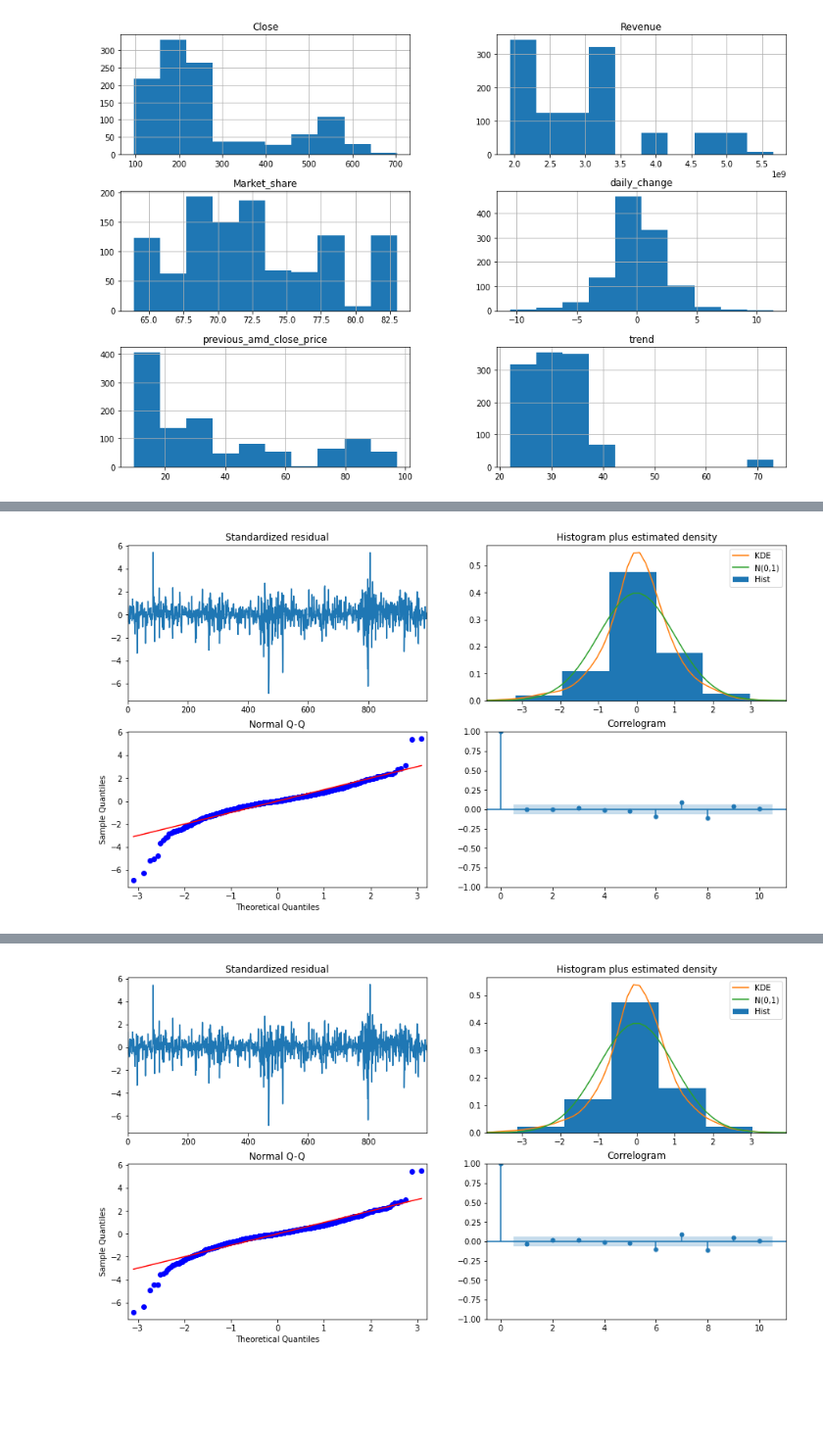
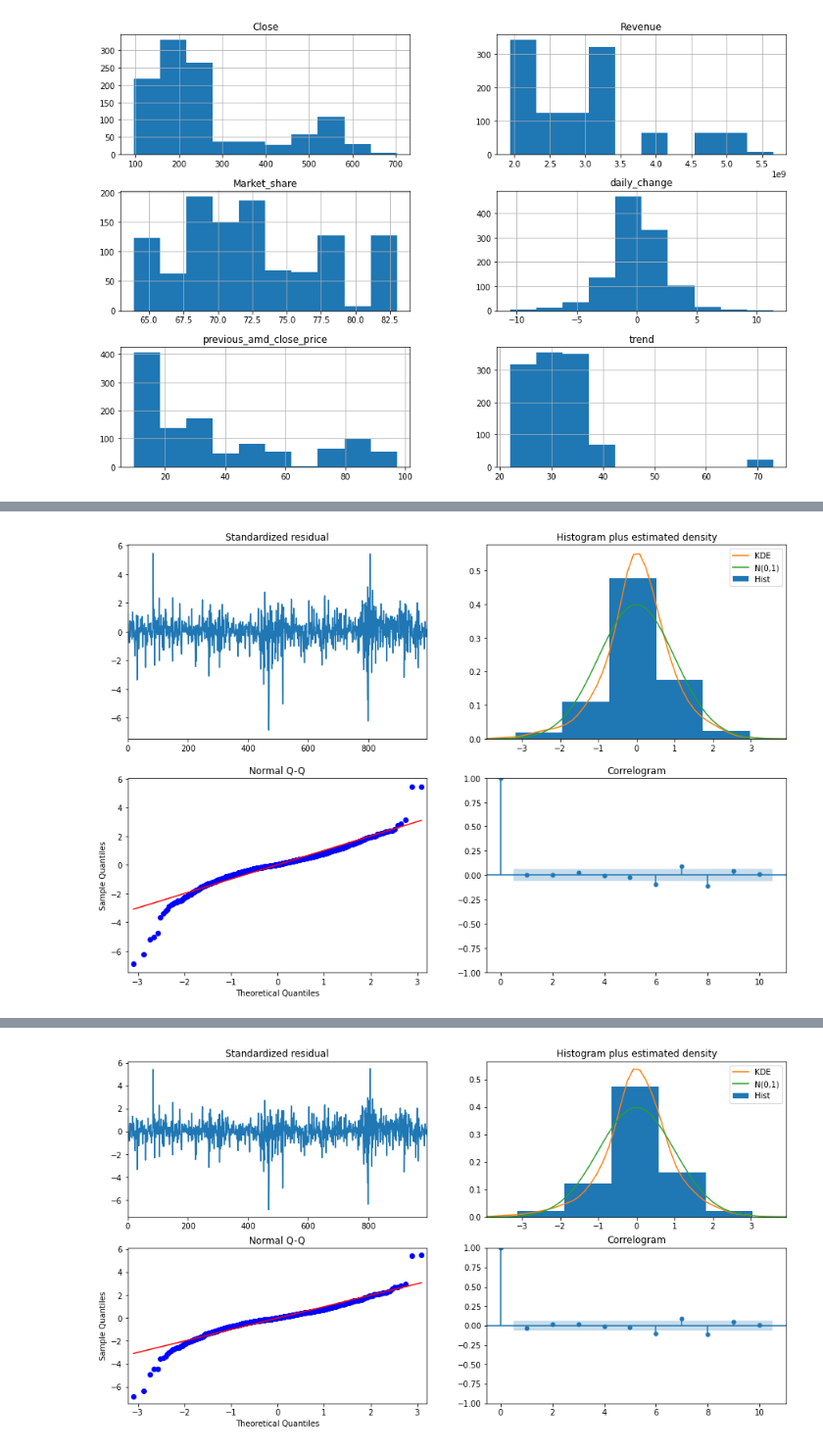
Before and after one commit to jayce7376/Nvidia_Stock_Prediction, a Jupyter notebook: notebook.ipynb, the cells around one changed output, grey strips where cells are left out. Shown at 98% size. Cells and saved outputs as stored; diff of their text form; code cells hidden in the pictures; blank space fills up the shorter version.

```diff
--- a/notebook.ipynb
+++ b/notebook.ipynb
@@ -305,8 +277,8 @@ Performing stepwise search to minimize aic
 Warnings:
 [1] Covariance matrix calculated using the outer product of gradients (complex-step).
 # %%
-model_autoARIMA.plot_diagnostics(figsize=(15,8))
+model_autoARIMA.plot_diagnostics(figsize=(15,10))
 plt.show()
 # %% [output]
-[figure, old version]
+[figure, new version]
 # %%
```
Also changed, not shown: parts of 47 cells of this notebook, 8 other files.
